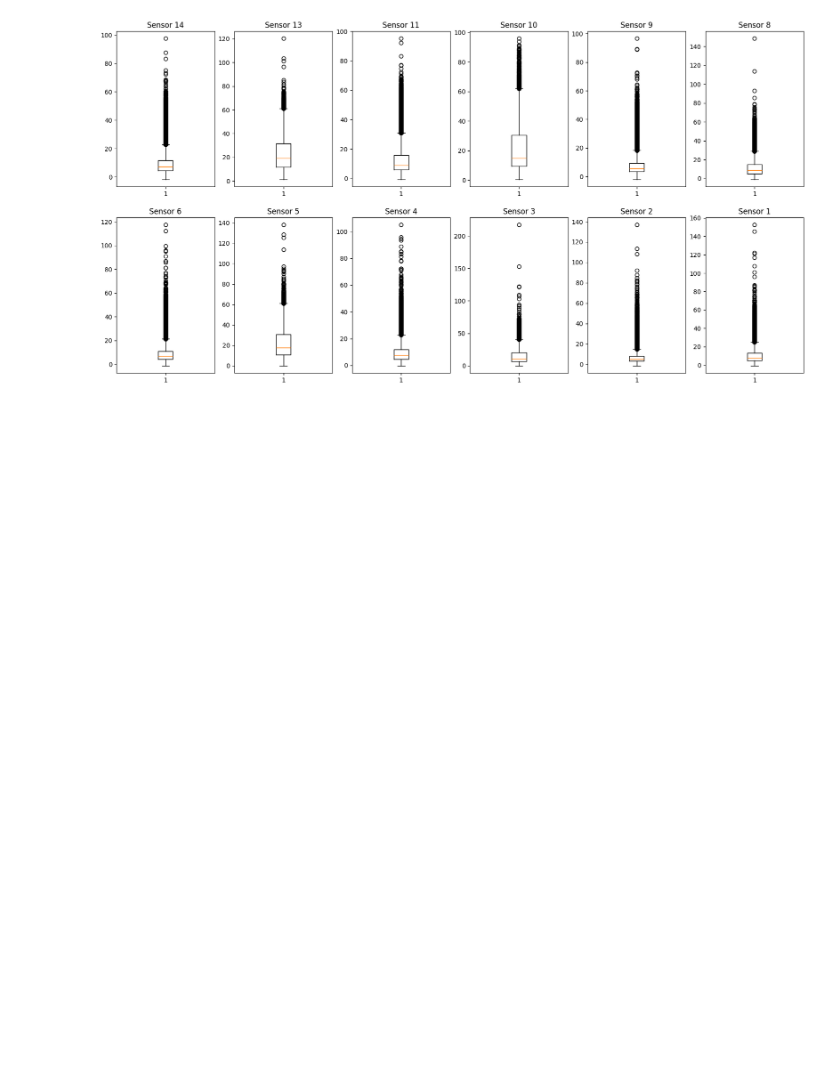
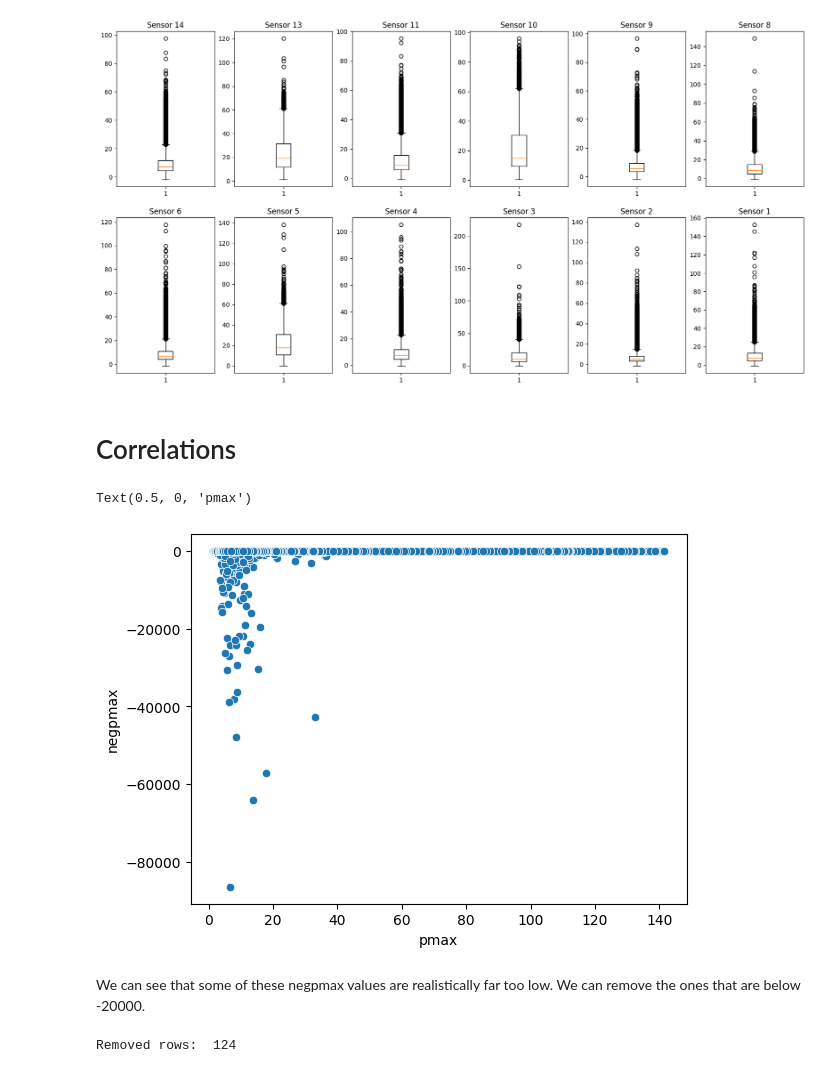
Before and after one commit to arildus/DSL-project, a Jupyter notebook: outlier_detection.ipynb, the cells around one changed output. Saved outputs shown, nothing was run; the diff lists cells and outputs as text; code cells hidden in the pictures; blank space fills up the shorter version.

```diff
--- a/outlier_detection.ipynb
+++ b/outlier_detection.ipynb
@@ -81,2 +85,4 @@ joined_negpmax.plot(kind='hist')
 # %% [markdown]
 # pmax outliers
+# %%
+pmax_clms = sensors_removed[[f'pmax[{i}]' for i in acc_idxs]]
@@ -102,3 +113,20 @@ for i in range(2):
         ax[i, j].set_title("Sensor " + str(idx))
 # %% [output]
 [figure]
+# %% [markdown]
+# Correlations
+# %%
+joined_pmax = pd.concat([sensors_removed[clmn] for clmn in pmax_clms])
+scatter = sb.scatterplot(x=joined_pmax, y=joined_negpmax)
+scatter.set_ylabel('negpmax')
+scatter.set_xlabel('pmax')
+# %% [output]
+Text(0.5, 0, 'pmax')
+[figure, added]
+# %% [markdown]
+We can see that some of these negpmax values are realistically far too low. We can remove the ones that are below -20000.
+# %%
+negpmax_trimmed = sensors_removed.drop(joined_negpmax[joined_negpmax < -1000].index)
+print("Removed rows: ", (sensors_removed.shape[0] - negpmax_trimmed.shape[0]))
+# %% [output]
+Removed rows:  124
```
Also changed, not shown: parts of 11 cells of this notebook, 2 other files.
